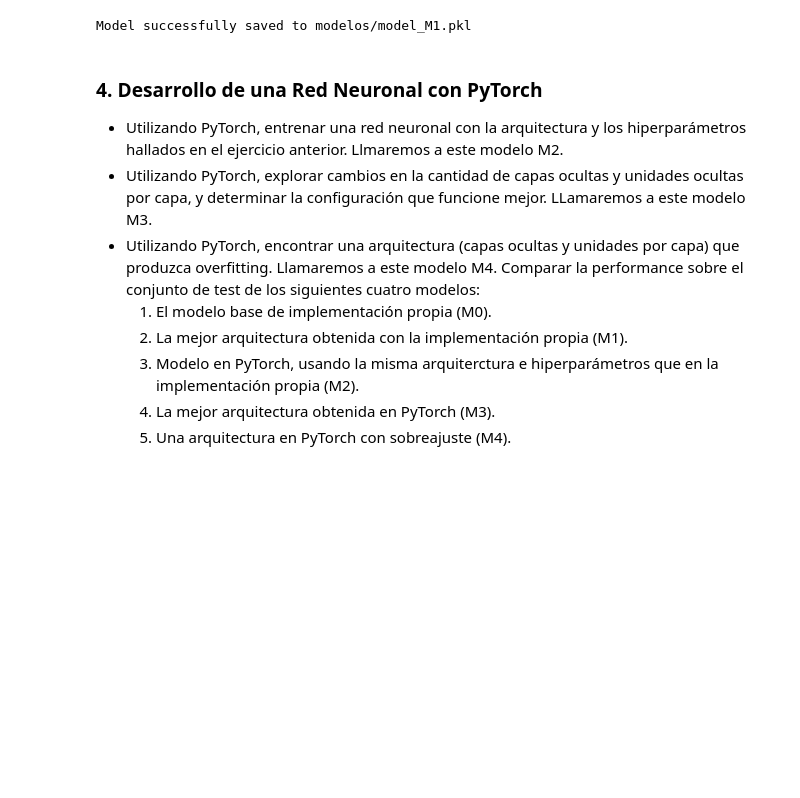
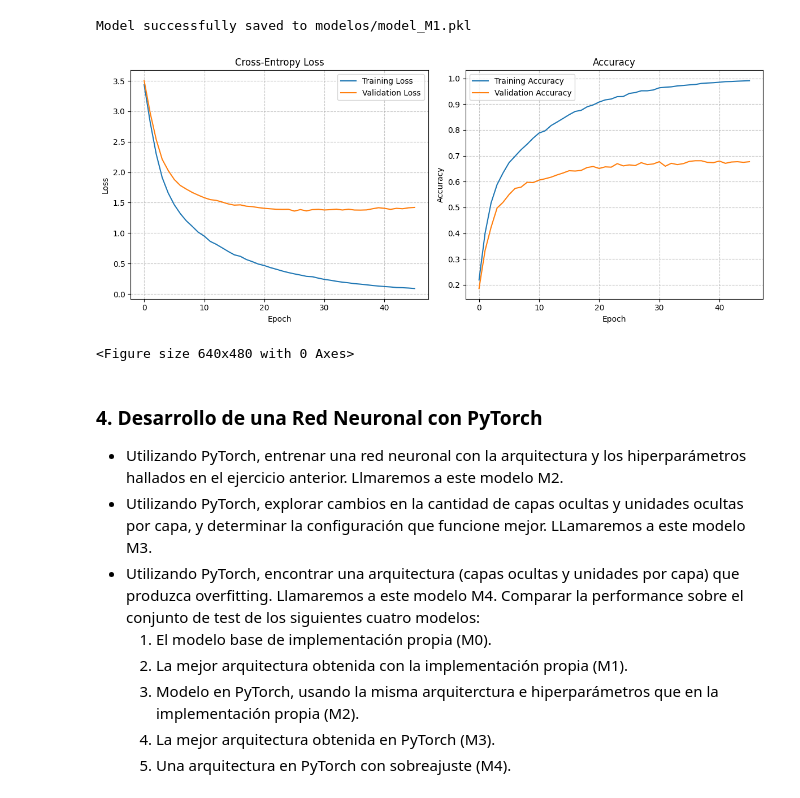
Before and after one commit to elianaostro/ML, a Jupyter notebook: Ostrovsky_Eliana_TP3 copy/Ostrovsky_Eliana_Notebook_TP3.ipynb, the cells around one changed output. Cells and saved outputs as stored; diff of their text form; code cells hidden in the pictures; blank space fills up the shorter version.

```diff
--- a/Ostrovsky_Eliana_TP3 copy/Ostrovsky_Eliana_Notebook_TP3.ipynb
+++ b/Ostrovsky_Eliana_TP3 copy/Ostrovsky_Eliana_Notebook_TP3.ipynb
@@ -613,6 +613,11 @@ Configuración Completa:
   training_time: 21.94993543624878
 [figure]
 Model successfully saved to modelos/model_M1.pkl
+# %%
+plot_learning_curves(best_sched_tuned_model['history'])
+# %% [output]
+[figure, added]
+<Figure size 640x480 with 0 Axes>
 # %% [markdown]
 ### 4. Desarrollo de una Red Neuronal con PyTorch
 - Utilizando PyTorch, entrenar una red neuronal con la arquitectura y los hiperparámetros hallados en el ejercicio anterior. Llmaremos a este modelo M2.
```
Also changed, not shown: parts of 12 cells of this notebook, 27 other files.
